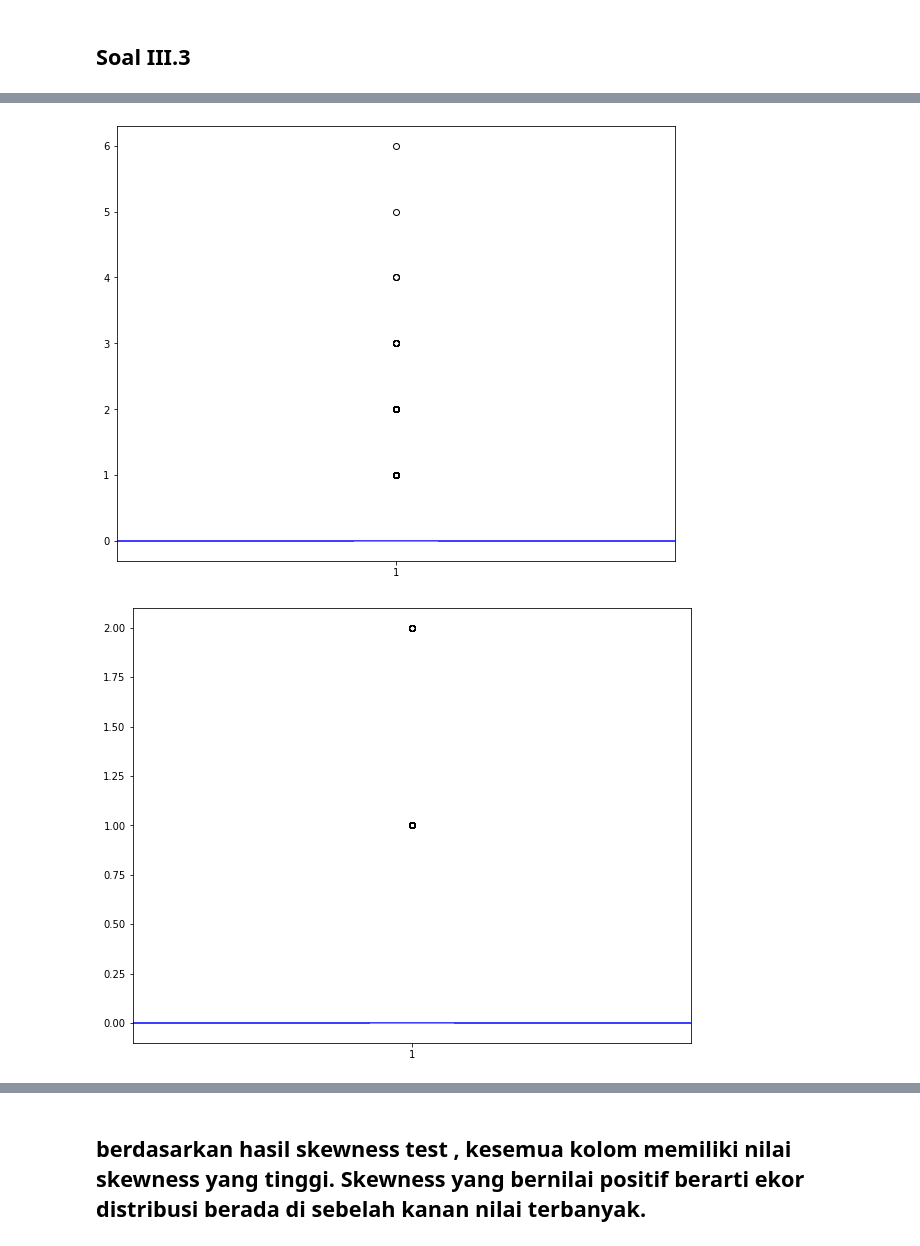
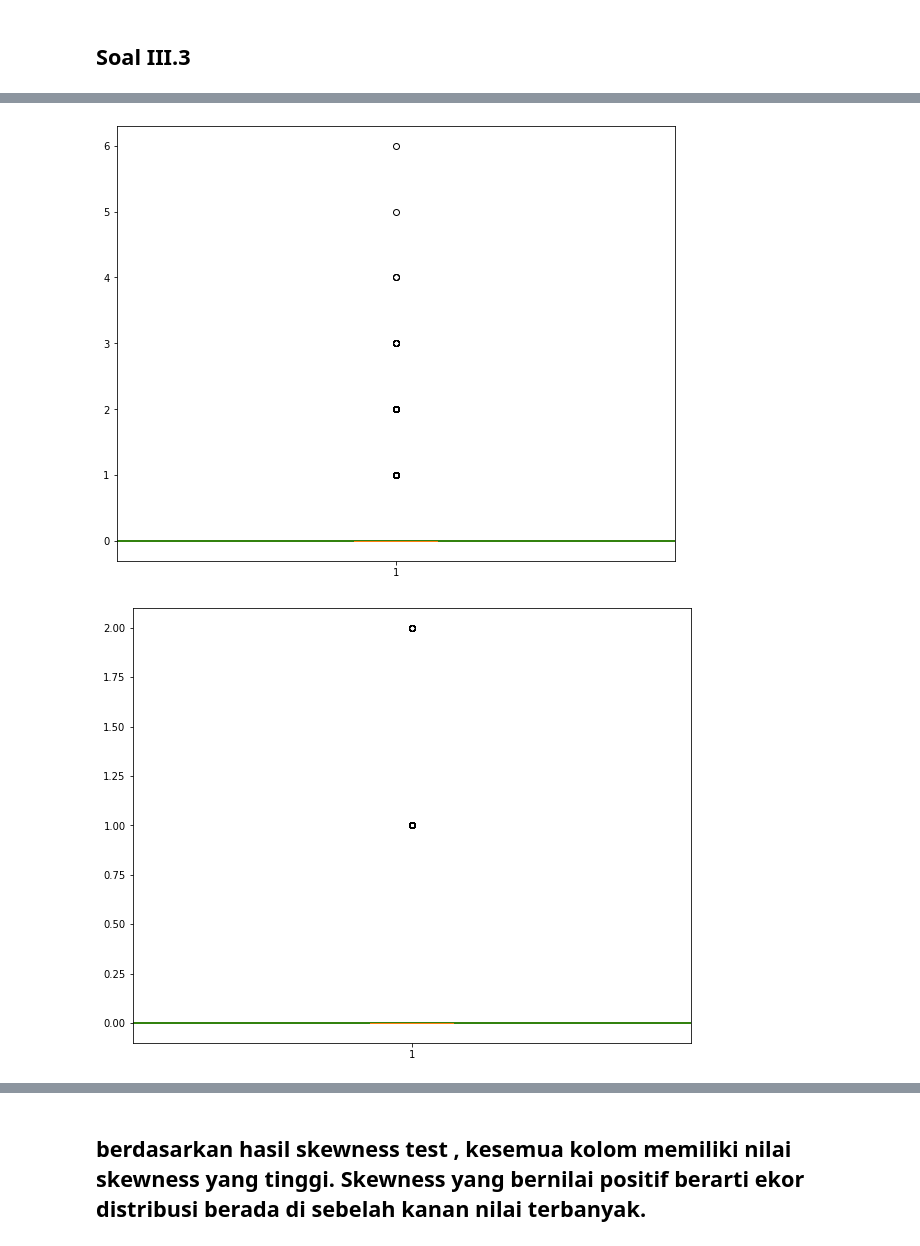
Before and after one commit to achiastuti/Ujian_Modul_2, a Jupyter notebook: Ujian Modul 2.ipynb, the cells around one changed output, grey strips where cells are left out. Saved outputs shown, nothing was run; the diff lists cells and outputs as text; code cells hidden in the pictures.

```diff
--- a/Ujian Modul 2.ipynb
+++ b/Ujian Modul 2.ipynb
@@ -181,11 +181,11 @@ q1 = collision['PEDCOUNT'].describe()['25%']
 q2 = collision['PEDCOUNT'].describe()['50%']
 q3 = collision['PEDCOUNT'].describe()['75%']
 iqr = q3 - q1
-lower_bound = q1 - 1.5*iqr
-upper_bound = q3 + 1.5*iqr
+lower_bound_2 = q1 - 1.5*iqr
+upper_bound_2 = q3 + 1.5*iqr
 print('Nilai IQR =', iqr)
-print('Nilai lowerbound =', lower_bound)
-print('Nilai upperbound =', upper_bound)
+print('Nilai lowerbound =', lower_bound_2)
+print('Nilai upperbound =', upper_bound_2)
 # %% [output]
 Nilai IQR = 0.0
 Nilai lowerbound = 0.0
@@ -270,21 +274,22 @@ plt.show()
 # %%
+
 plt.figure(figsize=(10,8))
 plt.boxplot(collision['PEDCOUNT'])
 plt.axhline(collision['PEDCOUNT'].median(), color='blue')
-# plt.axvline(scollision['PERSONCOUNT'].median(), color='blue')
-# plt.axvline(ser.mode().values, color='red')
+plt.axhline(lower_bound_2, color='orange')
+plt.axhline(upper_bound_2, color='green')
 plt.show()
 # %% [output]
-[figure, old version]
+[figure, new version]
 # %%
 plt.figure(figsize=(10,8))
 plt.boxplot(collision['PEDCYLCOUNT'])
 plt.axhline(collision['PEDCYLCOUNT'].median(), color='blue')
-# plt.axvline(scollision['PERSONCOUNT'].median(), color='blue')
-# plt.axvline(ser.mode().values, color='red')
+plt.axhline(lower_bound_3, color='orange')
+plt.axhline(upper_bound_3, color='green')
 plt.show()
 # %% [output]
-[figure, old version]
+[figure, new version]
 # %%
 plt.figure(figsize=(10,8))
 plt.boxplot(collision['VEHCOUNT'])
```
Also changed, not shown: parts of 18 cells of this notebook.
